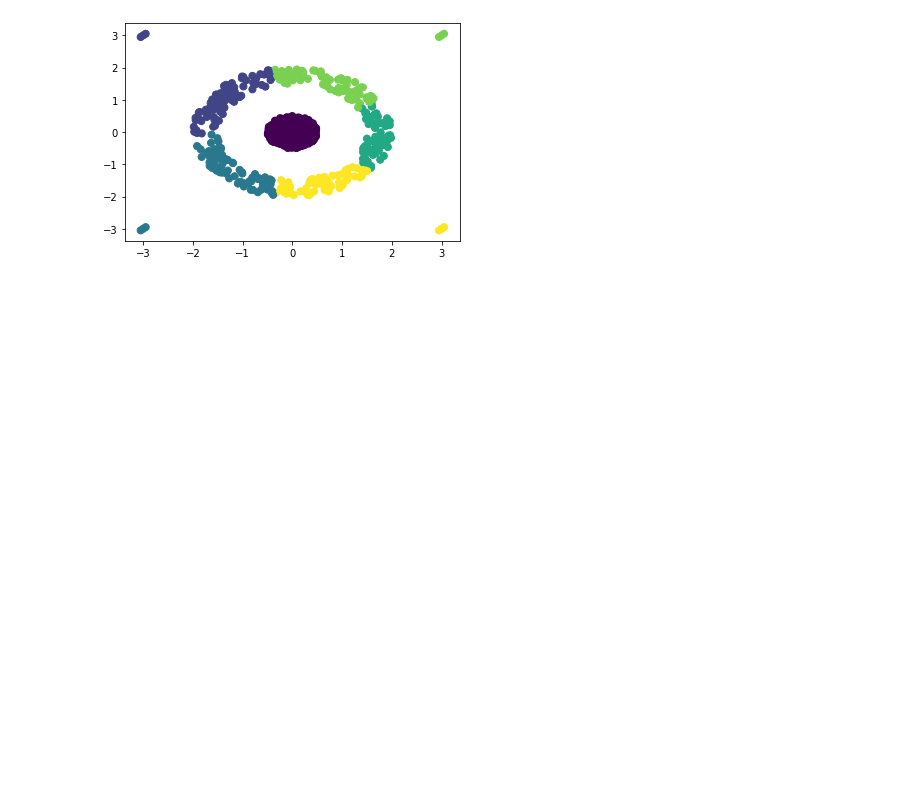
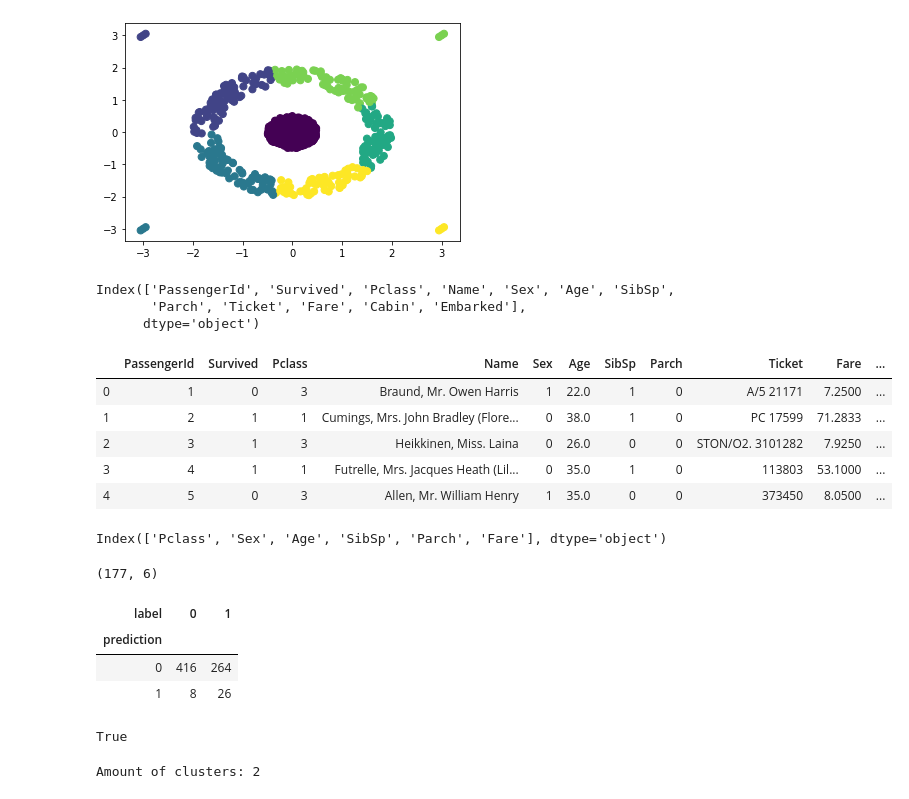
Before and after one commit to kristynpantoja/stat616project, a Jupyter notebook: stat616project.ipynb, the cells around one changed output. Cells and saved outputs as stored; diff of their text form; code cells hidden in the pictures; blank space fills up the shorter version.

Commit message:
trying titanic dataset

```diff
--- a/stat616project.ipynb
+++ b/stat616project.ipynb
@@ -159,0 +160,20 @@ plt.scatter(x = data_df.loc[:,0], y = data_df.loc[:,1], s = 50, c = predictions2
+# %%
+titanic_train = pd.read_csv("titanic_train.csv")
+# %%
+titanic_train.columns
+# %% [output]
+Index(['PassengerId', 'Survived', 'Pclass', 'Name', 'Sex', 'Age', 'SibSp',
+       'Parch', 'Ticket', 'Fare', 'Cabin', 'Embarked'],
+      dtype='object')
+# %%
+titanic_train.loc[:,'Sex'].replace('female', 0,inplace=True)
+titanic_train.loc[:,'Sex'].replace('male', 1,inplace=True)
+# %%
+titanic_train.head(5)
+# %% [output]
+|  | PassengerId | Survived | Pclass | Name | Sex | Age | SibSp | Parch | Ticket | Fare | ... |
+| 0 | 1 | 0 | 3 | Braund, Mr. Owen Harris | 1 | 22.0 | 1 | 0 | A/5 21171 | 7.2500 | ... |
+| 1 | 2 | 1 | 1 | Cumings, Mrs. John Bradley (Flore... | 0 | 38.0 | 1 | 0 | PC 17599 | 71.2833 | ... |
+| 2 | 3 | 1 | 3 | Heikkinen, Miss. Laina | 0 | 26.0 | 0 | 0 | STON/O2. 3101282 | 7.9250 | ... |
+| 3 | 4 | 1 | 1 | Futrelle, Mrs. Jacques Heath (Lil... | 0 | 35.0 | 1 | 0 | 113803 | 53.1000 | ... |
+| 4 | 5 | 0 | 3 | Allen, Mr. William Henry | 1 | 35.0 | 0 | 0 | 373450 | 8.0500 | ... |
@@ -159,0 +183,8 @@ plt.scatter(x = data_df.loc[:,0], y = data_df.loc[:,1], s = 50, c = predictions2
+# %%
+titanic_features.columns
+# %% [output]
+Index(['Pclass', 'Sex', 'Age', 'SibSp', 'Parch', 'Fare'], dtype='object')
+# %%
+titanic_features[pd.isnull(titanic_features).any(axis=1)].shape
+# %% [output]
+(177, 6)
@@ -159,0 +201,23 @@ plt.scatter(x = data_df.loc[:,0], y = data_df.loc[:,1], s = 50, c = predictions2
+# %%
+pd.crosstab(predictions3["label"], predictions3["prediction"]).T
+# %% [output]
+| label | 0 | 1 |
+| prediction |  |  |
+| 0 | 416 | 264 |
+| 1 | 8 | 26 |
+# %%
+len(titanic_target_noNaN) ==(416+264+8+26)
+# %% [output]
+True
+# %%
+titanic_features_noNaN_as_list = titanic_features_noNaN.values.tolist()
+intervals = 2  # defines amount of cells in grid in each dimension
+threshold = 0   # lets consider each point as non-outlier
+clique_instance = clique(titanic_features_noNaN_as_list, intervals, threshold)
+clique_instance.process()
+clusters = clique_instance.get_clusters()  # allocated clusters
+noise = clique_instance.get_noise()     # points that are considered as outliers (in this example should be empty)
+cells = clique_instance.get_cells()     # CLIQUE blocks that forms grid
+print("Amount of clusters:", len(clusters))
+# %% [output]
+Amount of clusters: 2
```
Also changed, not shown: parts of 8 cells of this notebook.
